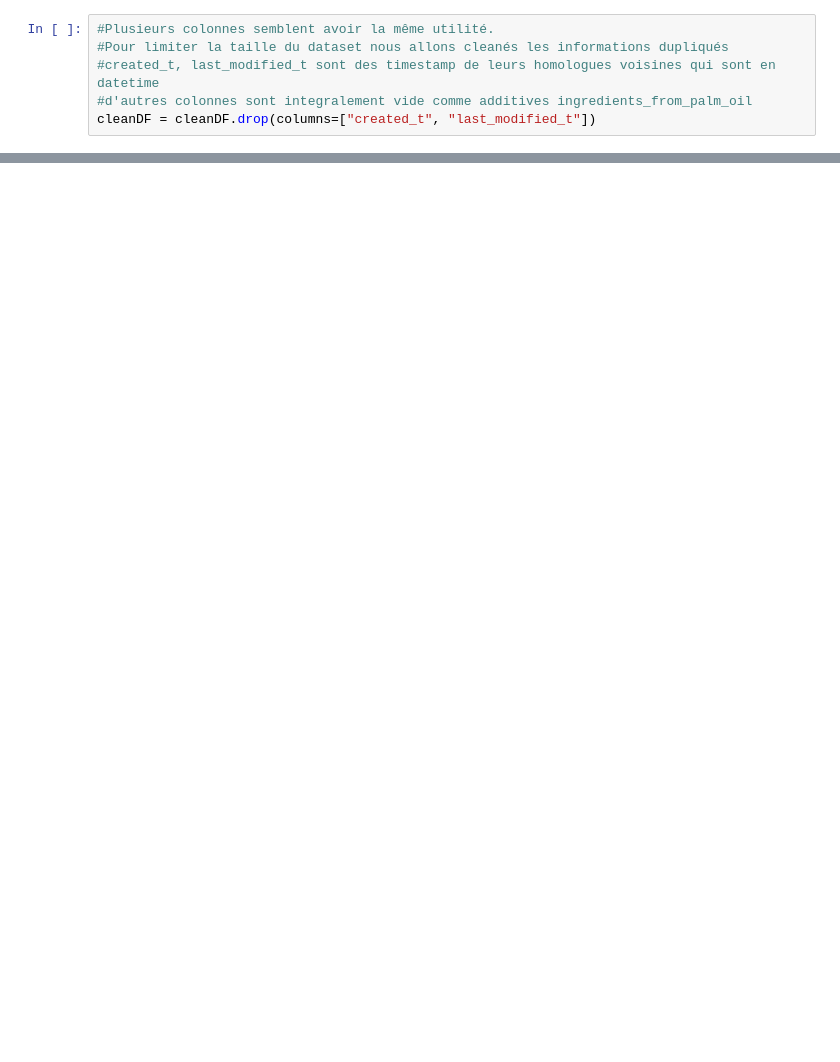
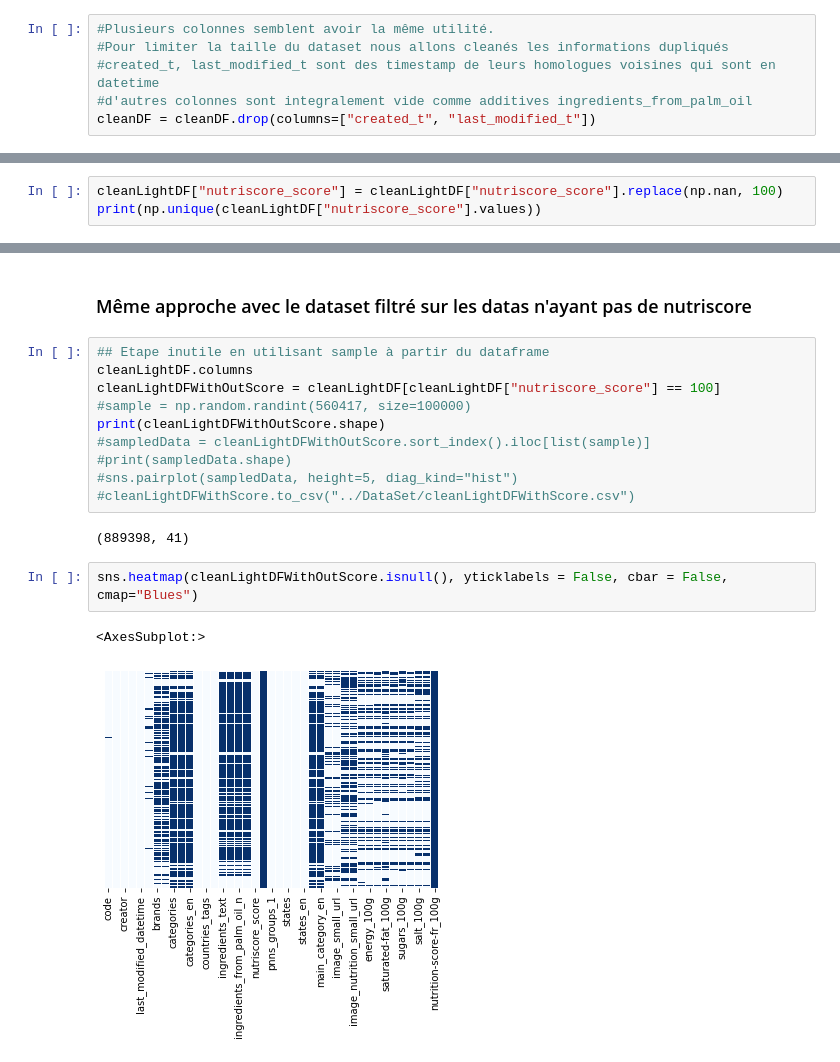
Before and after one commit to benMiniconi/OpenFoodFact, a Jupyter notebook: Projet Final/PSanté_01_notebook_nettoyage.ipynb, the cells around one changed output, grey strips where cells are left out. Saved outputs shown, nothing was run; the diff lists cells and outputs as text; blank space fills up the shorter version.

```diff
--- a/Projet Final/PSanté_01_notebook_nettoyage.ipynb
+++ b/Projet Final/PSanté_01_notebook_nettoyage.ipynb
@@ -105,0 +190,3 @@ toFocusOnColumns
+# %%
+cleanLightDF["nutriscore_score"] = cleanLightDF["nutriscore_score"].replace(np.nan, 100)
+print(np.unique(cleanLightDF["nutriscore_score"].values))
@@ -105,0 +222,19 @@ toFocusOnColumns
+# %% [markdown]
+### Même approche avec le dataset filtré sur les datas n'ayant pas de nutriscore
+# %%
+## Etape inutile en utilisant sample à partir du dataframe
+cleanLightDF.columns
+cleanLightDFWithOutScore = cleanLightDF[cleanLightDF["nutriscore_score"] == 100]
+#sample = np.random.randint(560417, size=100000)
+print(cleanLightDFWithOutScore.shape)
+#sampledData = cleanLightDFWithOutScore.sort_index().iloc[list(sample)]
+#print(sampledData.shape)
+#sns.pairplot(sampledData, height=5, diag_kind="hist")
+#cleanLightDFWithScore.to_csv("../DataSet/cleanLightDFWithScore.csv")
+# %% [output]
+(889398, 41)
+# %%
+sns.heatmap(cleanLightDFWithOutScore.isnull(), yticklabels = False, cbar = False, cmap="Blues")
+# %% [output]
+<AxesSubplot:>
+[figure, added]
```
Also changed, not shown: parts of 38 cells of this notebook, 5 other files.
